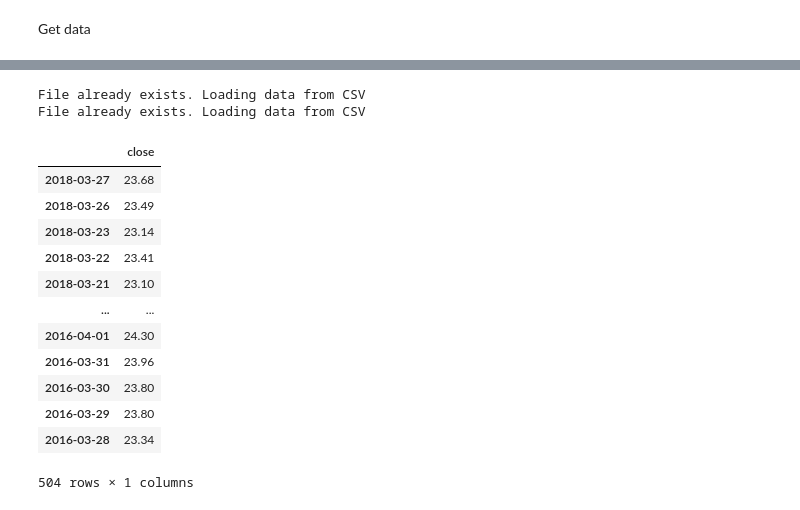
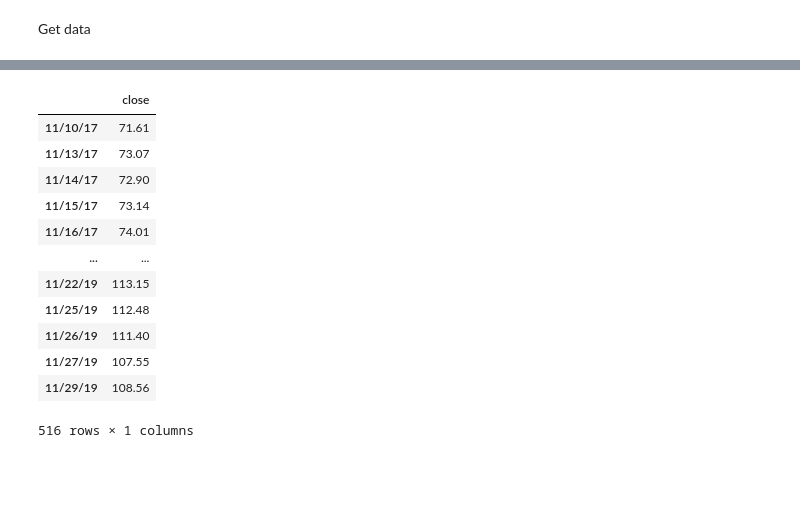
Before and after one commit to israeldi/Final-Project-EECS545, a Jupyter notebook: 545 Project LSTM/LSTM.ipynb, the cells around one changed output, grey strips where cells are left out. Drawn from its saved outputs; the diff is of its cells as text; code cells hidden in the pictures; blank space fills up the shorter version.

```diff
--- a/545 Project LSTM/LSTM.ipynb
+++ b/545 Project LSTM/LSTM.ipynb
@@ -91,33 +63,30 @@ def get_stock_data(ticker):
 
     return df
 # %%
-testing_pair = ['AEP', 'CMS']
-df_1 = get_stock_data('AEP')
-df_2 = get_stock_data('CMS')
+testing_pair = ['CME-US', 'ICE-US']
+df_1 = get_stock_data('CME-US')
+df_2 = get_stock_data('ICE-US')
-# %% [output]
-File already exists. Loading data from CSV
-File already exists. Loading data from CSV
 # %%
-close1 = df_1["close"].tolist()
-close2 = df_2["close"].tolist()
-date_all = df_1.date.tolist()
+close1 = df_1[testing_pair[0]].tolist()
+close2 = df_2[testing_pair[1]].tolist()
+date_all = df_1.Date.tolist()
 spread_close = [s1 - s2 for s1,s2 in zip(close1,close2)]
 spread_df = pd.DataFrame(spread_close, index = date_all, columns = ['close'])
 spread_df
 # %% [output]
 |  | close |
-| 2018-03-27 | 23.68 |
-| 2018-03-26 | 23.49 |
-| 2018-03-23 | 23.14 |
-| 2018-03-22 | 23.41 |
-| 2018-03-21 | 23.10 |
+| 11/10/17 | 71.61 |
+| 11/13/17 | 73.07 |
+| 11/14/17 | 72.90 |
+| 11/15/17 | 73.14 |
+| 11/16/17 | 74.01 |
 | ... | ... |
-| 2016-04-01 | 24.30 |
-| 2016-03-31 | 23.96 |
-| 2016-03-30 | 23.80 |
-| 2016-03-29 | 23.80 |
-| 2016-03-28 | 23.34 |
+| 11/22/19 | 113.15 |
+| 11/25/19 | 112.48 |
+| 11/26/19 | 111.40 |
+| 11/27/19 | 107.55 |
+| 11/29/19 | 108.56 |
-504 rows × 1 columns
+516 rows × 1 columns
 # %%
 def create_dataset(dataset, look_back=1):
 
```
Also changed, not shown: parts of 6 cells of this notebook, 3 other files.
